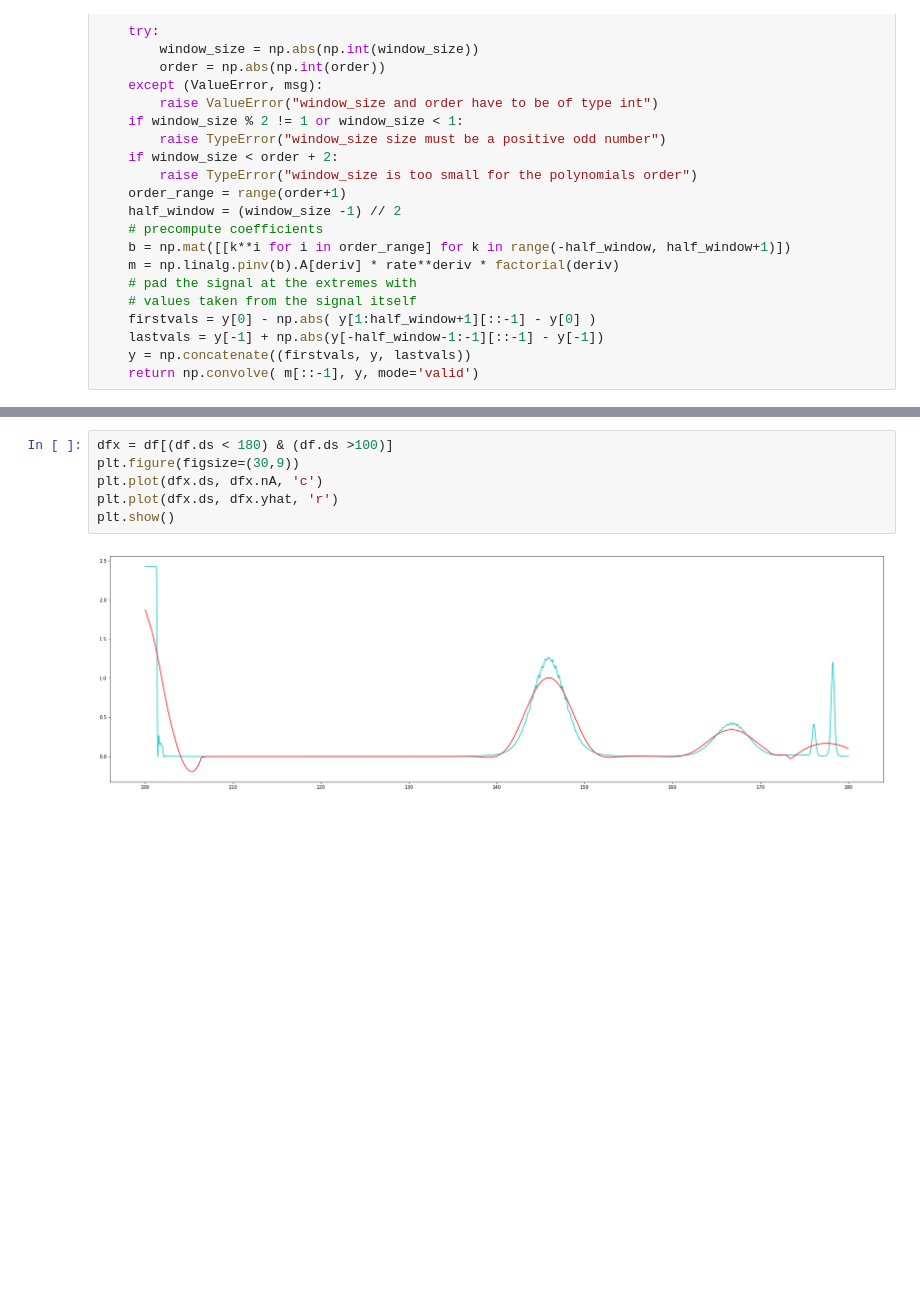
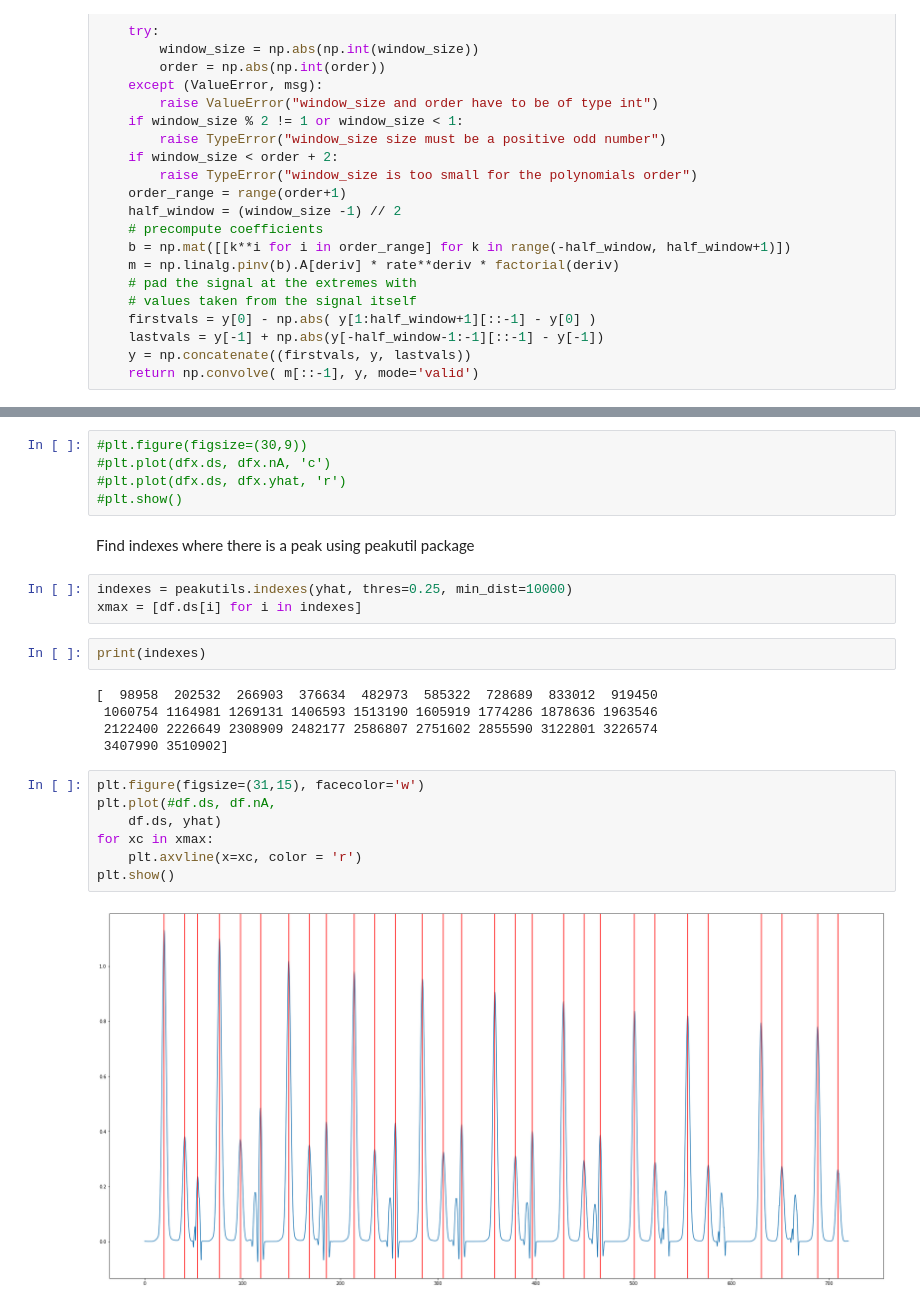
Before and after one commit to JackRoten/HD_shift_Dutt_Roten, a Jupyter notebook: Data Analysis-656.ipynb, the cells around one changed output, grey strips where cells are left out. Drawn from its saved outputs; the diff is of its cells as text; blank space fills up the shorter version.

```diff
--- a/Data Analysis-656.ipynb
+++ b/Data Analysis-656.ipynb
@@ -48,8 +54,26 @@ plt.show()
 # %%
-dfx = df[(df.ds < 180) & (df.ds >100)]
-plt.figure(figsize=(30,9))
-plt.plot(dfx.ds, dfx.nA, 'c')
-plt.plot(dfx.ds, dfx.yhat, 'r')
-plt.show()
+#plt.figure(figsize=(30,9))
+#plt.plot(dfx.ds, dfx.nA, 'c')
+#plt.plot(dfx.ds, dfx.yhat, 'r')
+#plt.show()
-# %% [output]
-[figure, removed]
+# %% [markdown]
+Find indexes where there is a peak using peakutil package
+# %%
+indexes = peakutils.indexes(yhat, thres=0.25, min_dist=10000)
+xmax = [df.ds[i] for i in indexes]
+# %%
+print(indexes)
+# %% [output]
+[  98958  202532  266903  376634  482973  585322  728689  833012  919450
+ 1060754 1164981 1269131 1406593 1513190 1605919 1774286 1878636 1963546
+ 2122400 2226649 2308909 2482177 2586807 2751602 2855590 3122801 3226574
+ 3407990 3510902]
+# %%
+plt.figure(figsize=(31,15), facecolor='w')
+plt.plot(#df.ds, df.nA,
+    df.ds, yhat)
+for xc in xmax:
+    plt.axvline(x=xc, color = 'r')
+plt.show()
+# %% [output]
+[figure, added]
```
Also changed, not shown: parts of 21 cells of this notebook, 2 other files.
